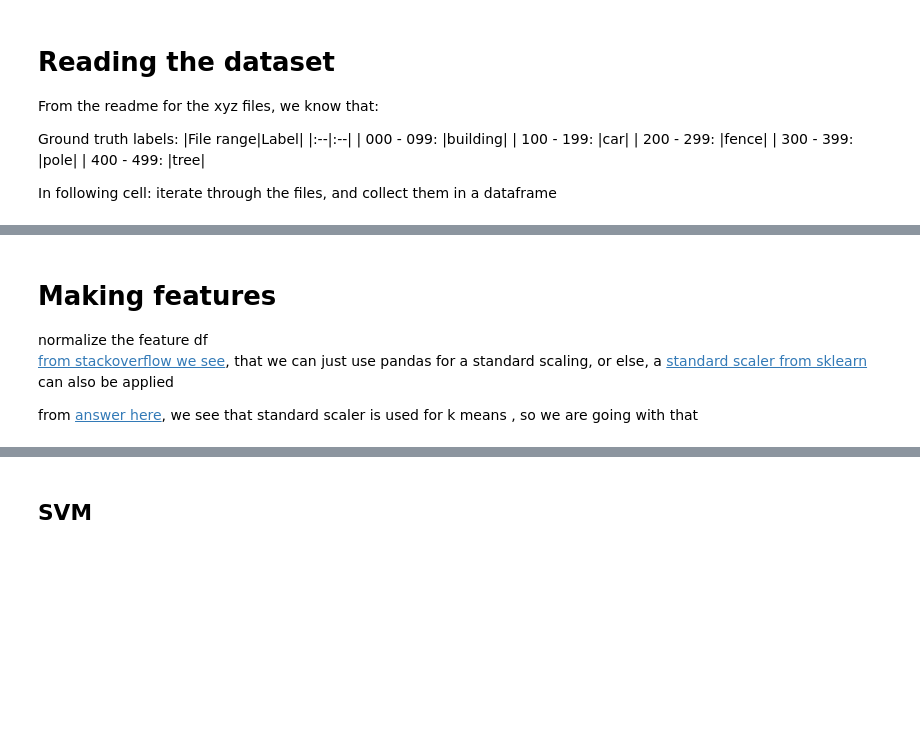
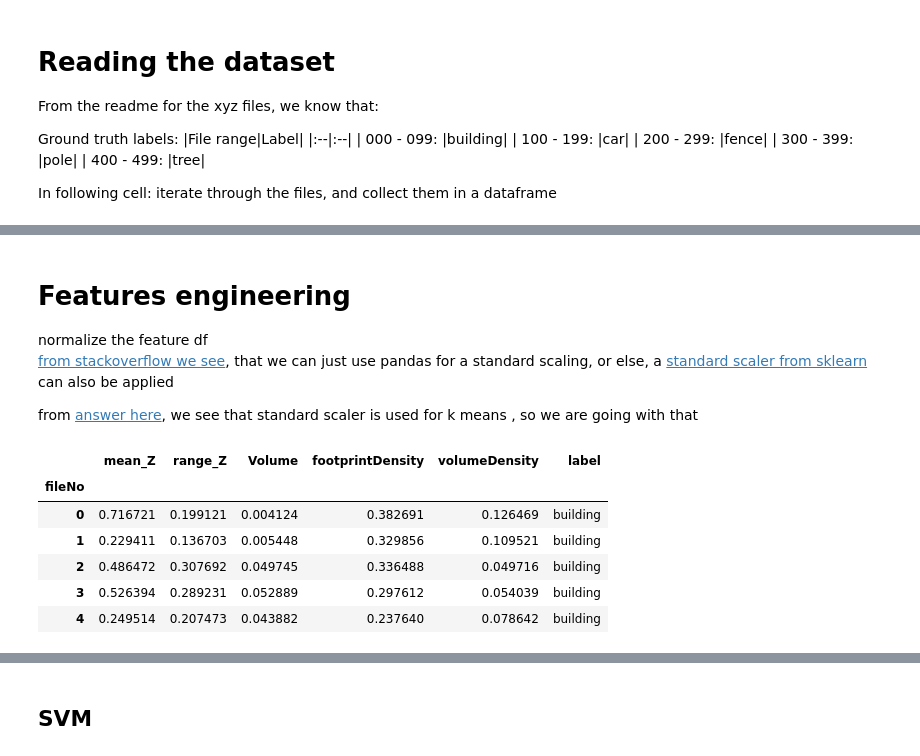
Before and after one commit to pratyush1611/GEO5017_Assignments, a Jupyter notebook: Asg2_Classification/asg02.ipynb, the cells around one changed output, grey strips where cells are left out. Saved outputs shown, nothing was run; the diff lists cells and outputs as text; code cells hidden in the pictures; blank space fills up the shorter version.

```diff
--- a/Asg2_Classification/asg02.ipynb
+++ b/Asg2_Classification/asg02.ipynb
@@ -67,5 +74,5 @@ allPointsDF.head()
 # %% [markdown]
-# Making features
+# Features engineering
 
 normalize the feature df <br/>
 [from stackoverflow we see](https://stackoverflow.com/questions/26414913/normalize-columns-of-pandas-data-frame), that we can just use pandas for a standard scaling, or else, a [standard scaler from sklearn](https://scikit-learn.org/stable/modules/generated/sklearn.preprocessing.StandardScaler.html) can also be applied </br>
@@ -83,38 +90,46 @@ def label_determiner(indx):
     elif indx>=300 and indx<400:
         labelToGive = 'pole'
     elif indx>=400 and indx<500:
         labelToGive = 'tree'
     return labelToGive
 
 
 featureDF = allPointsDF.groupby('fileNo').var()
 featureDF.rename(columns={'x':'varX','y':'varY','z':'varZ'}, inplace=True)
-featureDF.loc[:,'median_Z'] = allPointsDF.groupby('fileNo').z.median()
-# featureDF.loc[:,'mean_Z'] = allPointsDF.groupby('fileNo').z.mean()
+#featureDF.loc[:,'median_Z'] = allPointsDF.groupby('fileNo').z.median()
+featureDF.loc[:,'mean_Z'] = allPointsDF.groupby('fileNo').z.mean()
 
 # range of x,y,z
 featureDF.loc[:,'range_X'] = allPointsDF.groupby('fileNo').x.max() - allPointsDF.groupby('fileNo').x.min()
 featureDF.loc[:,'range_Y'] = allPointsDF.groupby('fileNo').y.max() - allPointsDF.groupby('fileNo').y.min()
 featureDF.loc[:,'range_Z'] = allPointsDF.groupby('fileNo').z.max() - allPointsDF.groupby('fileNo').z.min()
 
 featureDF.loc[:,'Volume'] = allPointsDF.set_index('fileNo').loc[:,'x':'z'].groupby('fileNo').apply(ConvexHull).apply(lambda x: x.volume)
 
-# points density
+# point density
 featureDF.loc[:,'footprintDensity'] =  allPointsDF.groupby('fileNo').count().x / (featureDF.range_X * featureDF.range_Y)
 featureDF.loc[:,'volumeDensity'] =  allPointsDF.groupby('fileNo').count().x / featureDF.Volume
 
+# delete varX, varY, varZ
+featureDF = featureDF.drop(columns = ['varX', 'varY', 'varZ','range_X','range_Y'], axis = 1)
+
 featureDF.loc[:,'label'] = featureDF.reset_index().fileNo.apply(label_determiner)
-
-noLabelFeatureDF = featureDF.iloc[:,:-1].copy()
+noLabelFeatureDF = featureDF.iloc[:,:-1].copy() # delete label column
 
 # standardize DF
 standardFeatureDF = (noLabelFeatureDF - noLabelFeatureDF.mean() ) / noLabelFeatureDF.std()
 standardFeatureDF = standardFeatureDF.join(other=featureDF.label , on='fileNo') # join labels to the DF
 
 # normalize df using min max scaling
 minMaxFeatureDF = (noLabelFeatureDF- noLabelFeatureDF.min()) / (noLabelFeatureDF.max() - noLabelFeatureDF.min())
 minMaxFeatureDF = minMaxFeatureDF.join(other=featureDF.label , on='fileNo') # join labels to the DF
 
-# featureDF.to_pickle('./scene_objects/featureData.pkl')
-# standardFeatureDF.to_pickle('./scene_objects/standardFeatureData.pkl')
-# minMaxFeatureDFv.to_pickle('./scene_objects/minMaxFeatureDF.pkl')
+minMaxFeatureDF.head()
+# %% [output]
+|  | mean_Z | range_Z | Volume | footprintDensity | volumeDensity | label |
+| fileNo |  |  |  |  |  |  |
+| 0 | 0.716721 | 0.199121 | 0.004124 | 0.382691 | 0.126469 | building |
+| 1 | 0.229411 | 0.136703 | 0.005448 | 0.329856 | 0.109521 | building |
+| 2 | 0.486472 | 0.307692 | 0.049745 | 0.336488 | 0.049716 | building |
+| 3 | 0.526394 | 0.289231 | 0.052889 | 0.297612 | 0.054039 | building |
+| 4 | 0.249514 | 0.207473 | 0.043882 | 0.237640 | 0.078642 | building |
```
Also changed, not shown: parts of 19 cells of this notebook.
